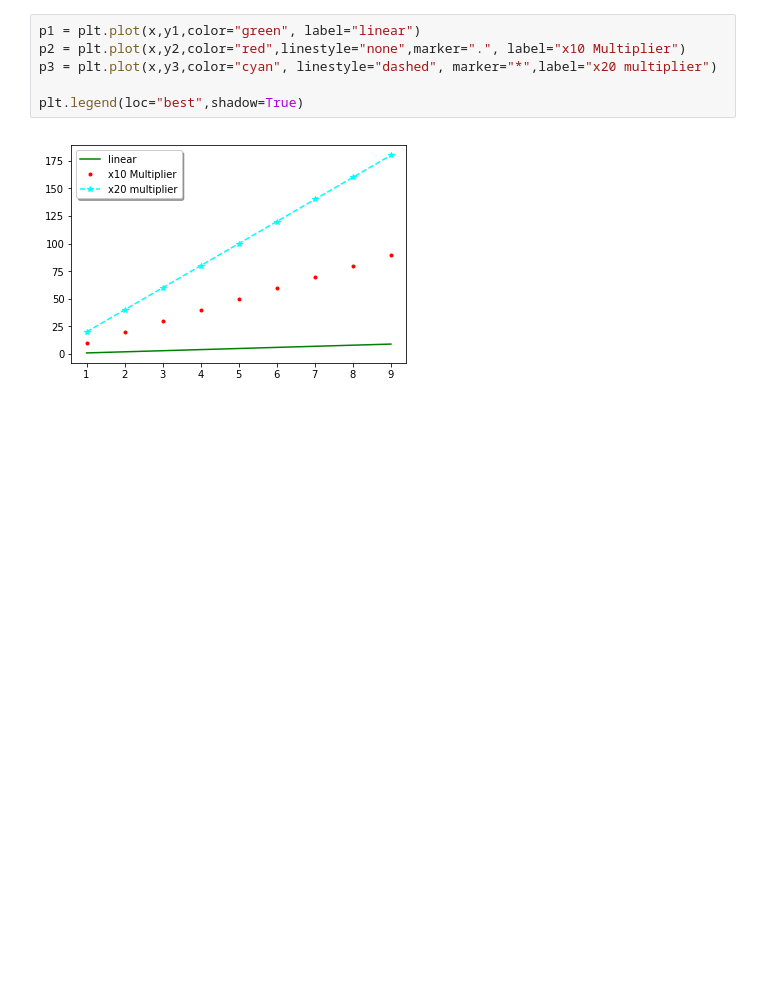
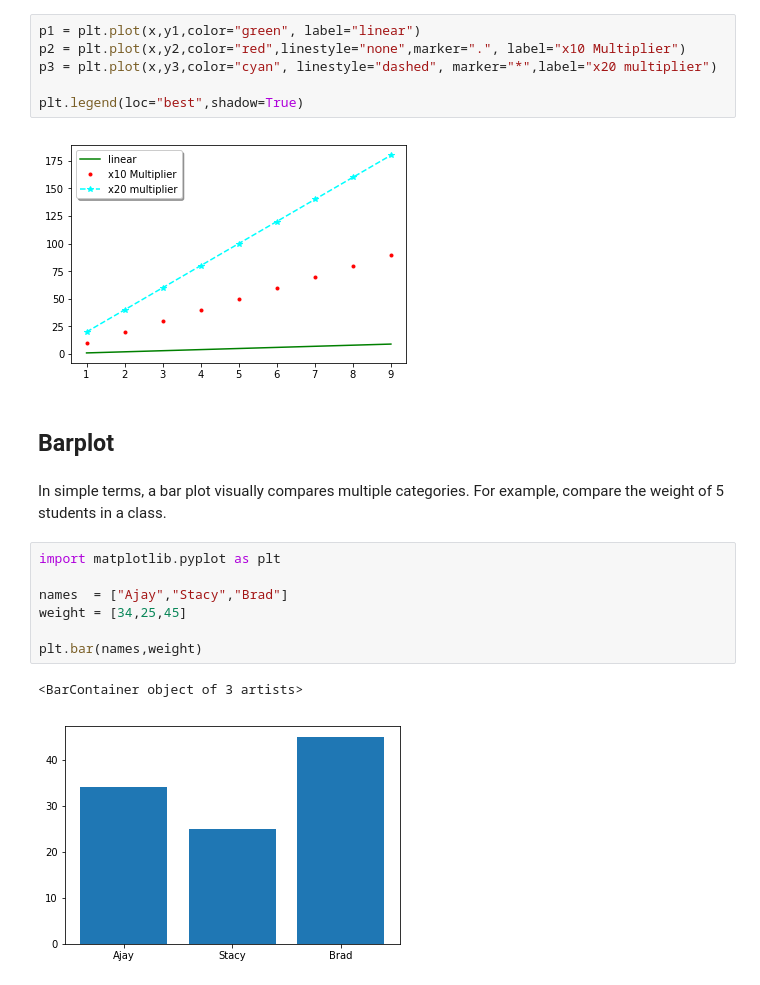
Before and after one commit to hotcode002/Machine-Learning-with-Python, a Jupyter notebook: week_1_basics/day_5_ml_plotting_libraries/notebooks/matplotlib.ipynb, the cells around one changed output. Drawn from its saved outputs; the diff is of its cells as text; blank space fills up the shorter version.

Commit message:
matplotlib

```diff
--- a/week_1_basics/day_5_ml_plotting_libraries/notebooks/matplotlib.ipynb
+++ b/week_1_basics/day_5_ml_plotting_libraries/notebooks/matplotlib.ipynb
@@ -493,3 +493,17 @@ p3 = plt.plot(x,y3,color="cyan", linestyle="dashed", marker="*",label="x20 multi
 plt.legend(loc="best",shadow=True)
 # %% [output]
 [figure]
+# %% [markdown]
+## Barplot
+# %% [markdown]
+In simple terms, a bar plot visually compares multiple categories. For example, compare the weight of 5 students in a class.
+# %%
+import matplotlib.pyplot as plt
+
+names  = ["Ajay","Stacy","Brad"]
+weight = [34,25,45]
+
+plt.bar(names,weight)
+# %% [output]
+<BarContainer object of 3 artists>
+[figure, added]
```
Also changed, not shown: parts of 17 cells of this notebook.
